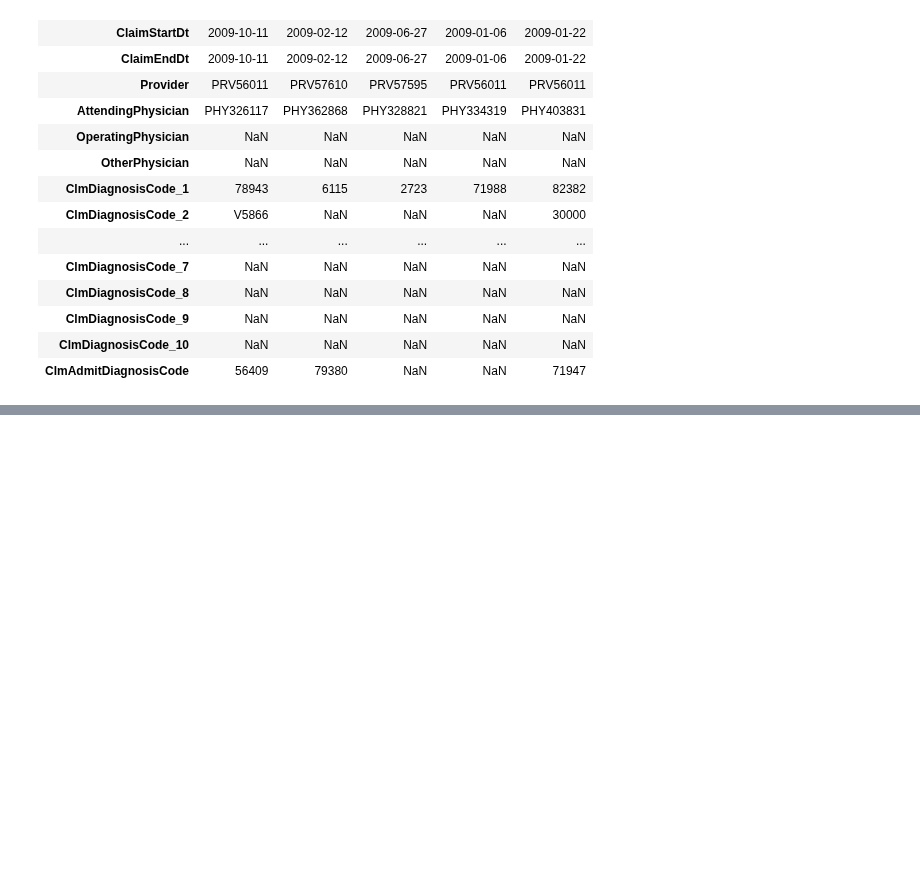
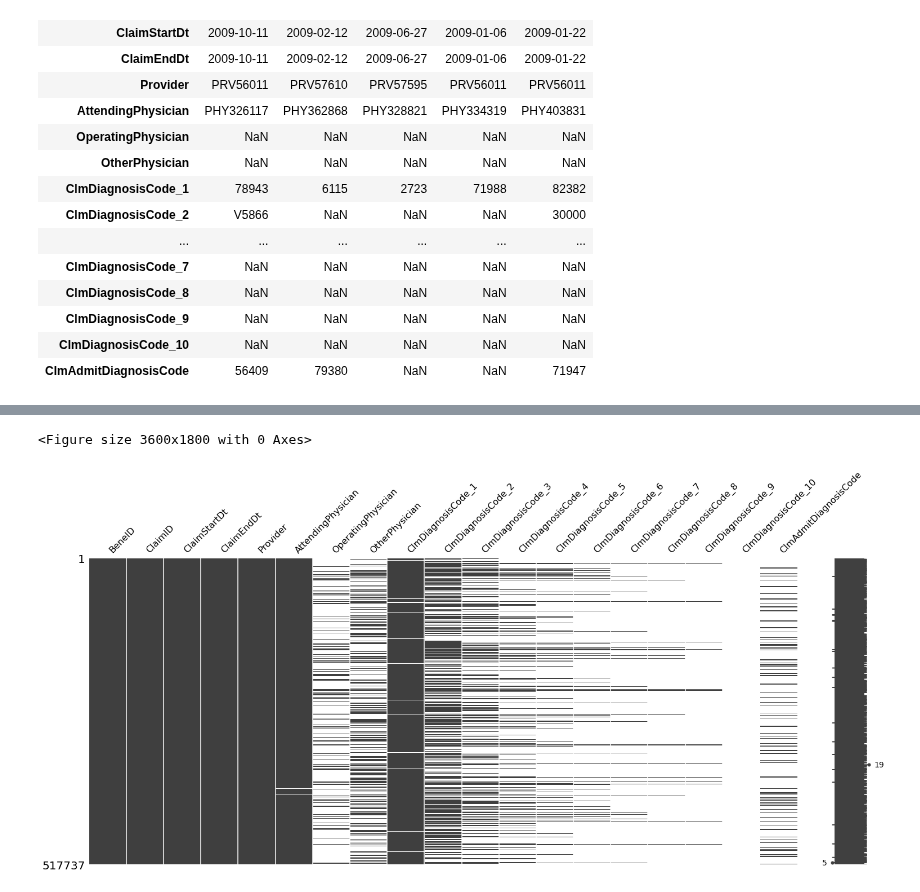
Before and after one commit to ashen007/MedicalCostPrediction-insurance_fraudDetection, a Jupyter notebook: notebooks/data quality/data quality(outpatient).ipynb, the cells around one changed output, grey strips where cells are left out. Saved outputs shown, nothing was run; the diff lists cells and outputs as text; code cells hidden in the pictures; blank space fills up the shorter version.

```diff
--- a/notebooks/data quality/data quality(outpatient).ipynb
+++ b/notebooks/data quality/data quality(outpatient).ipynb
@@ -68,0 +108,5 @@ checker.date_columns(columns=['ClaimStartDt', 'ClaimEndDt'],
+# %%
+checker.render_missing_matrix(cat)
+# %% [output]
+<Figure size 3600x1800 with 0 Axes>
+[figure, added]
```
Also changed, not shown: parts of 5 cells of this notebook.
